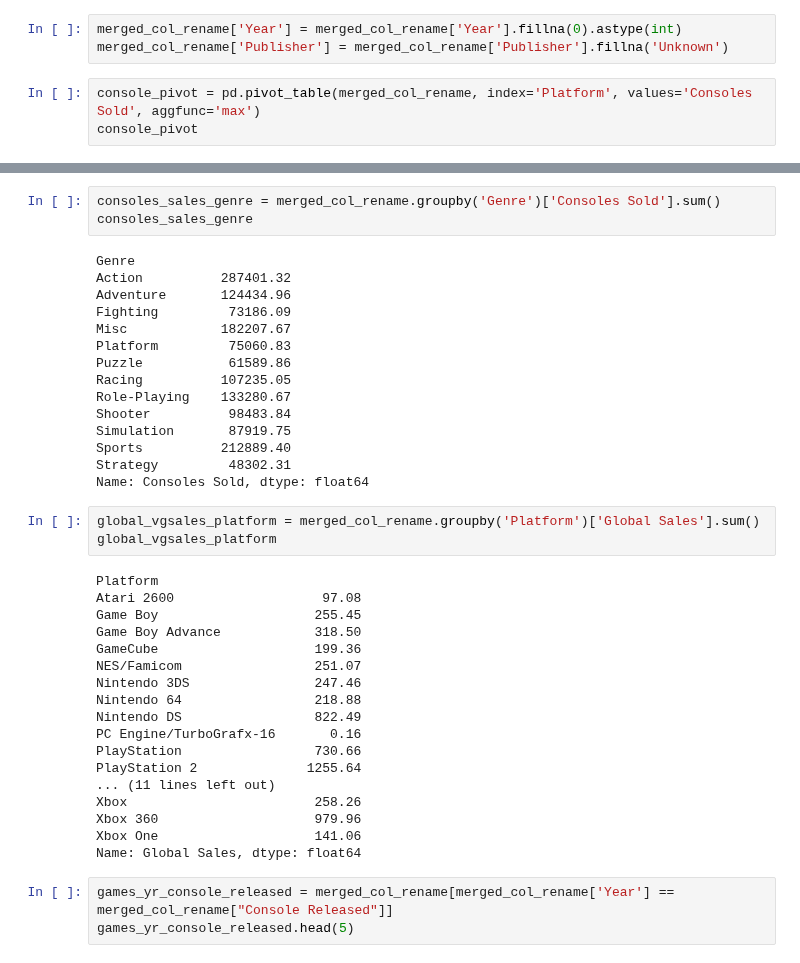
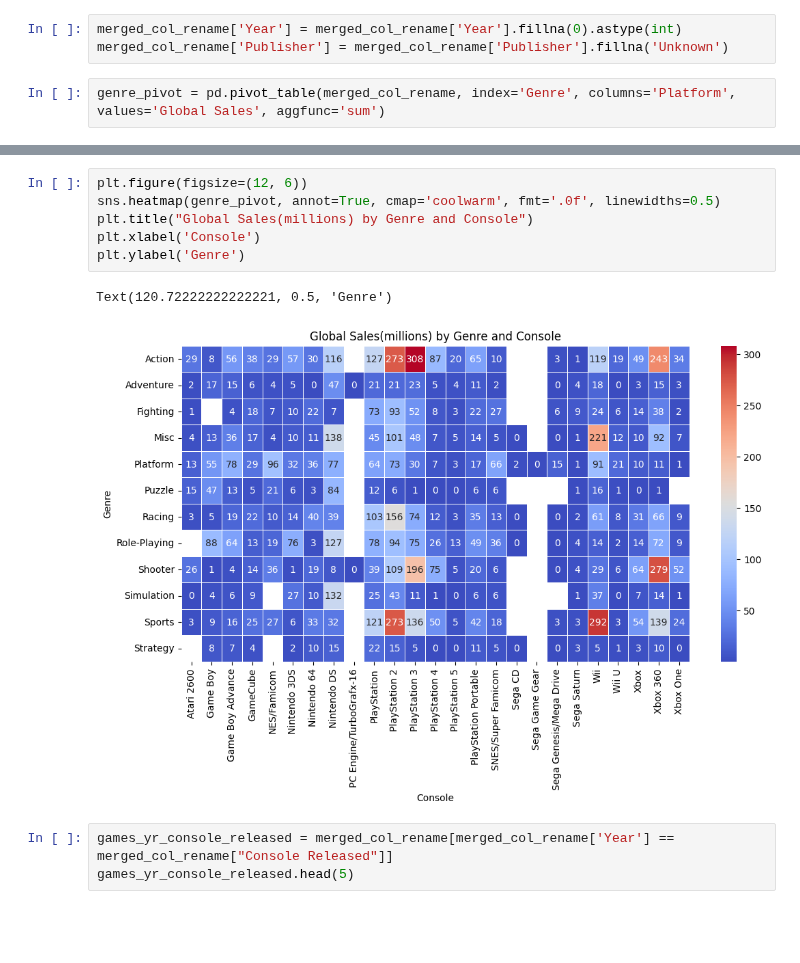
Before and after one commit to V-Pool/vg_sales, a Jupyter notebook: sales.ipynb, the cells around one changed output, grey strips where cells are left out. Cells and saved outputs as stored; diff of their text form; blank space fills up the shorter version.

Commit message:
added heatmap

```diff
--- a/sales.ipynb
+++ b/sales.ipynb
@@ -239,5 +239,4 @@ Filling the nulls
 merged_col_rename['Year'] = merged_col_rename['Year'].fillna(0).astype(int)
 merged_col_rename['Publisher'] = merged_col_rename['Publisher'].fillna('Unknown')
 # %%
-console_pivot = pd.pivot_table(merged_col_rename, index='Platform', values='Consoles Sold', aggfunc='max')
-console_pivot
+genre_pivot = pd.pivot_table(merged_col_rename, index='Genre', columns='Platform', values='Global Sales', aggfunc='sum')
@@ -281,42 +243,12 @@ Name: Global Sales, dtype: float64
-# %%
-consoles_sales_genre = merged_col_rename.groupby('Genre')['Consoles Sold'].sum()
-consoles_sales_genre
-# %% [output]
-Genre
-Action          287401.32
-Adventure       124434.96
-Fighting         73186.09
-Misc            182207.67
-Platform         75060.83
-Puzzle           61589.86
-Racing          107235.05
-Role-Playing    133280.67
-Shooter          98483.84
-Simulation       87919.75
-Sports          212889.40
-Strategy         48302.31
-Name: Consoles Sold, dtype: float64
-# %%
-global_vgsales_platform = merged_col_rename.groupby('Platform')['Global Sales'].sum()
-global_vgsales_platform
-# %% [output]
-Platform
-Atari 2600                   97.08
-Game Boy                    255.45
-Game Boy Advance            318.50
-GameCube                    199.36
-NES/Famicom                 251.07
-Nintendo 3DS                247.46
-Nintendo 64                 218.88
-Nintendo DS                 822.49
-PC Engine/TurboGrafx-16       0.16
-PlayStation                 730.66
-PlayStation 2              1255.64
-... (11 lines left out)
-Xbox                        258.26
-Xbox 360                    979.96
-Xbox One                    141.06
-Name: Global Sales, dtype: float64
+# %%
+plt.figure(figsize=(12, 6))
+sns.heatmap(genre_pivot, annot=True, cmap='coolwarm', fmt='.0f', linewidths=0.5)
+plt.title("Global Sales(millions) by Genre and Console")
+plt.xlabel('Console')
+plt.ylabel('Genre')
+# %% [output]
+Text(120.72222222222221, 0.5, 'Genre')
+[figure, added]
 # %%
 games_yr_console_released = merged_col_rename[merged_col_rename['Year'] == merged_col_rename["Console Released"]]
 games_yr_console_released.head(5)
```
Also changed, not shown: parts of 2 cells of this notebook.
